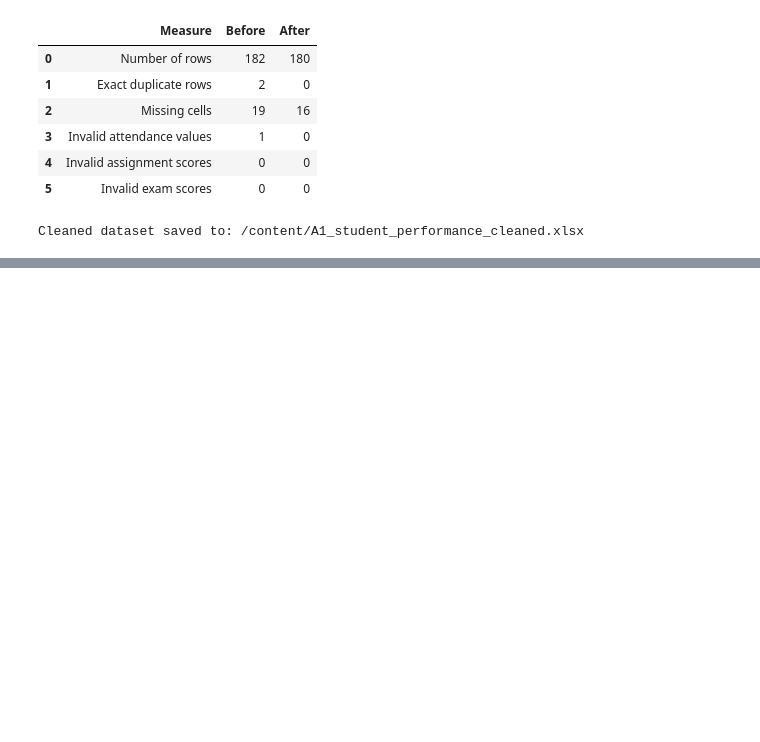
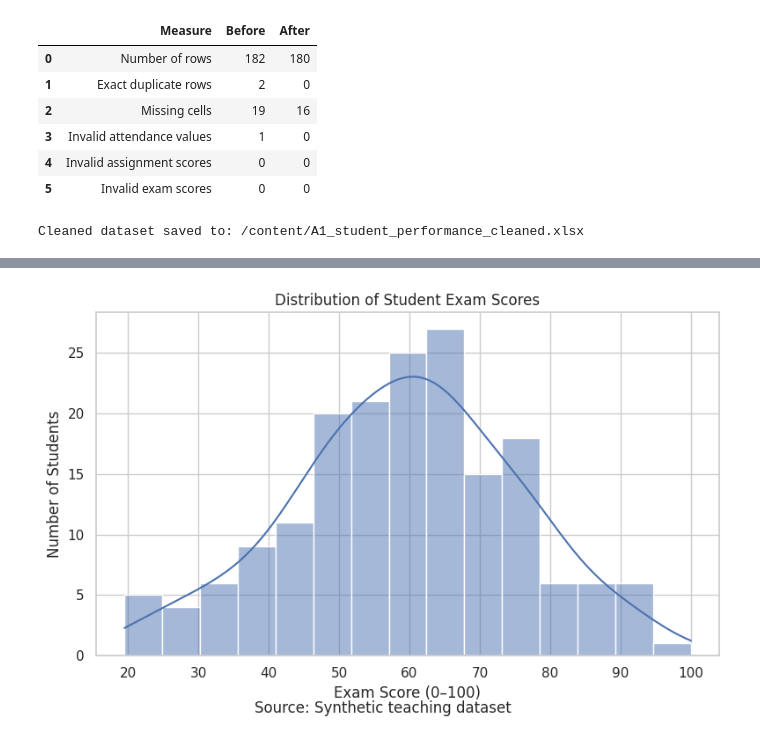
Before and after one commit to Blackk-dotcom/Data-Science-project, a Jupyter notebook: A1_Student_Performance_EDA.ipynb, the cells around one changed output, grey strips where cells are left out. Drawn from its saved outputs; the diff is of its cells as text; code cells hidden in the pictures; blank space fills up the shorter version.

```diff
--- a/A1_Student_Performance_EDA.ipynb
+++ b/A1_Student_Performance_EDA.ipynb
@@ -422,0 +459,21 @@ Cleaned dataset saved to: /content/A1_student_performance_cleaned.xlsx
+# %%
+
+plt.figure(figsize=(8, 5))
+
+sns.histplot(
+    data=df_clean,
+    x="Exam_Score",
+    bins=15,
+    kde=True
+)
+
+plt.title("Distribution of Student Exam Scores")
+plt.xlabel("Exam Score (0–100)")
+plt.ylabel("Number of Students")
+plt.figtext(0.5, 0.01, "Source: Synthetic teaching dataset",
+            ha="center")
+
+plt.tight_layout()
+plt.show()
+# %% [output]
+[figure, added]
```
Also changed, not shown: parts of 10 cells of this notebook.
